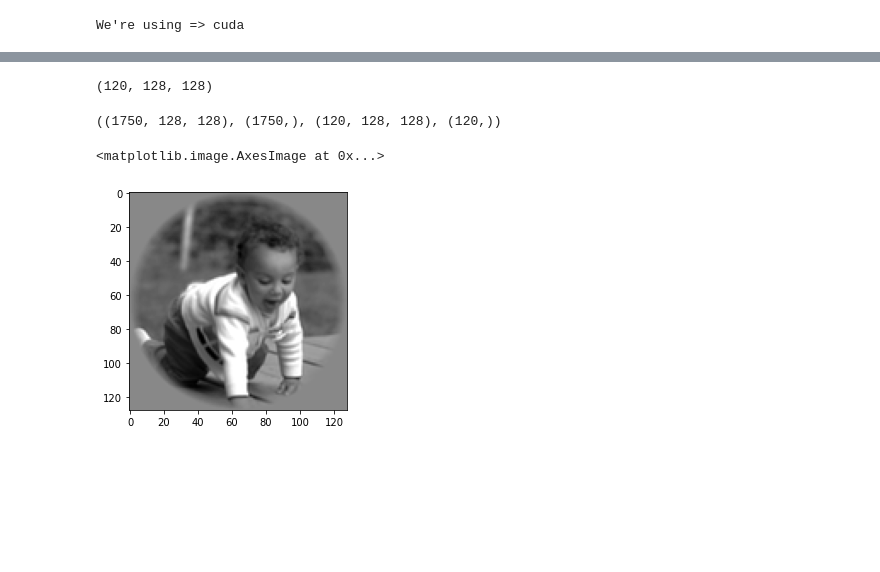
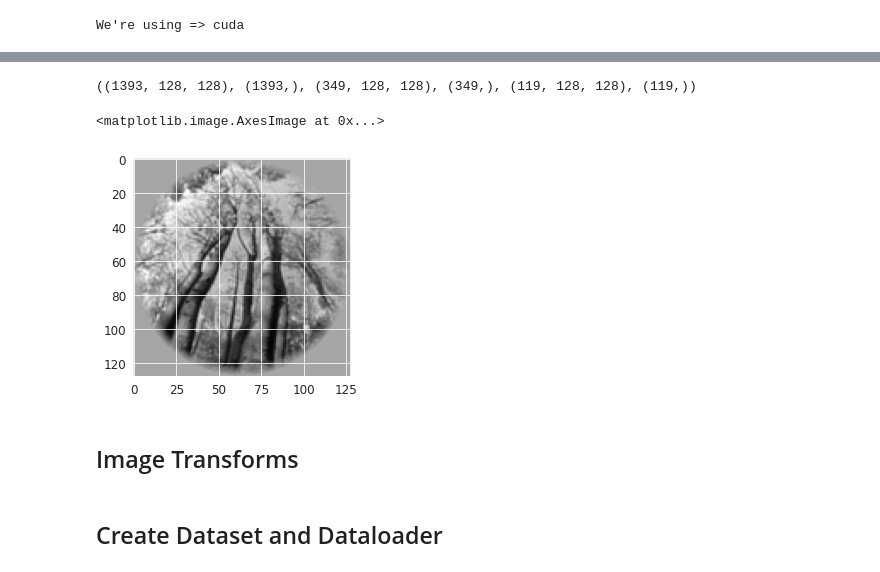
Before and after one commit to theairbend3r/decoding-thoughts, a Jupyter notebook: notebooks/02_stimulus_cnn.ipynb, the cells around one changed output, grey strips where cells are left out. Cells and saved outputs as stored; diff of their text form; code cells hidden in the pictures; blank space fills up the shorter version.

Commit message:
Refactored stimulus classifier notebook.

```diff
--- a/notebooks/02_stimulus_cnn.ipynb
+++ b/notebooks/02_stimulus_cnn.ipynb
@@ -19,4 +27,17 @@ from src.utils.utils import convert_arr_to_img
 from sklearn.metrics import classification_report, confusion_matrix
+# %%
+%matplotlib inline
+sns.set_style("darkgrid")
+
+title_size = 16
+params = {'legend.fontsize': 14,
+          'axes.labelsize': title_size - 2,
+          'axes.titlesize': title_size,
+          'xtick.labelsize': title_size - 4,
+          'ytick.labelsize': title_size - 4,
+          'axes.titlepad': 1.5 * title_size}
+
+plt.rcParams.update(params)
 # %%
 device = torch.device("cuda" if torch.cuda.is_available() else "cpu")
 print("We're using =>", device)
@@ -25,26 +48,37 @@ We're using => cuda
 # %%
 all_data = load_dataset(data_path="./../data/")
-# %%
-all_data["stimuli_test"].shape
-# %% [output]
-(120, 128, 128)
-# %%
-x_trainval = convert_arr_to_img(stimulus_img_arr=all_data["stimuli"])
-y_trainval = all_data["train_labels"][:, 0]
-x_test = convert_arr_to_img(stimulus_img_arr=all_data["stimuli_test"])
-y_test = all_data["test_labels"][:, 0]
-
-x_trainval.shape, y_trainval.shape, x_test.shape, y_test.shape
-# %% [output]
-((1750, 128, 128), (1750,), (120, 128, 128), (120,))
+# %%
+class_ignore_list = ["person", "fungus", "plant"]
+# %%
+x_trainval, y_trainval = prepare_data_arrays(all_data=all_data,
+                    data_subset="train",
+                    class_ignore_list=class_ignore_list,
+                    label_level=0)
+
+x_train, x_val, y_train, y_val = train_test_split(x_trainval,
+                                                  y_trainval,
+                                                  test_size=0.2,
+                                                  stratify=y_trainval,
+                                                  random_state=42)
+
+x_test, y_test = prepare_data_arrays(all_data=all_data,
+                    data_subset="test",
+                    class_ignore_list=class_ignore_list,
+                    label_level=0)
+# %%
+x_train.shape, y_train.shape, x_val.shape, y_val.shape, x_test.shape, y_test.shape
+# %% [output]
+((1393, 128, 128), (1393,), (349, 128, 128), (349,), (119, 128, 128), (119,))
 # %%
-plt.imshow(x_trainval[0], cmap="gray")
+plt.imshow(x_train[0], cmap="gray")
 # %% [output]
 <matplotlib.image.AxesImage at 0x...>
-[figure, old version]
+[figure, new version]
 # %%
 class2idx = {k:i for i,k in enumerate(np.unique(y_trainval))}
 idx2class = {v:k for k,v in class2idx.items()}
+# %% [markdown]
+## Image Transforms
 # %%
 dataset_mean = 0.5
 dataset_std = 0.5
@@ -82 +96,3 @@ class StimulusData(Dataset):
+# %% [markdown]
+## Create Dataset and Dataloader
 # %%
```
Also changed, not shown: parts of 18 cells of this notebook, 9 other files.
